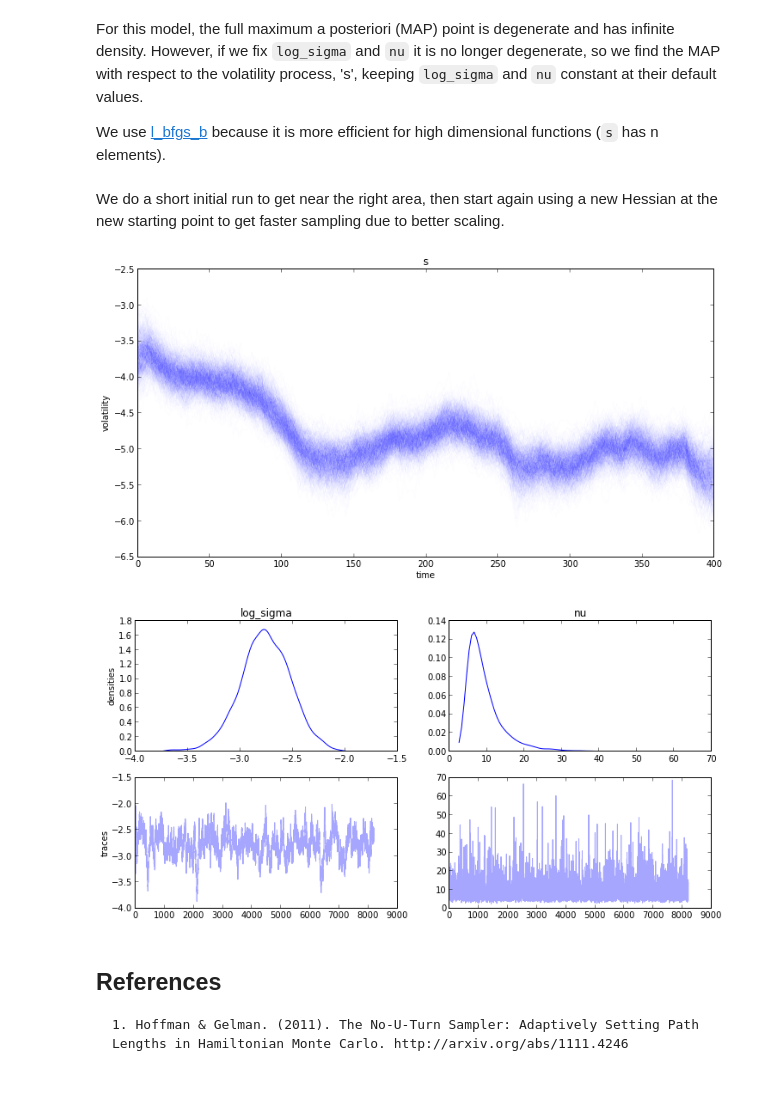
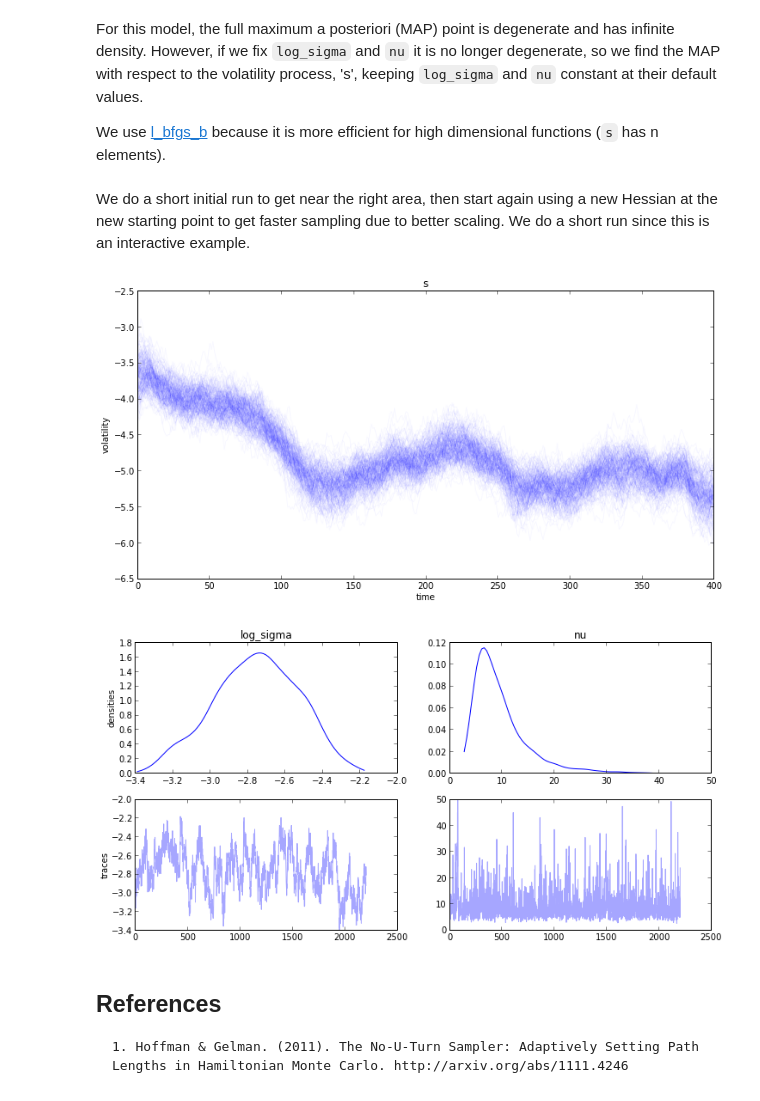
Before and after one commit to pymc-devs/pymc, a Jupyter notebook: examples/stochastic_volatility.ipynb, the cells around one changed output. Drawn from its saved outputs; the diff is of its cells as text; code cells hidden in the pictures.

Commit message:
reduced sample count

```diff
--- a/examples/stochastic_volatility.ipynb
+++ b/examples/stochastic_volatility.ipynb
@@ -68,7 +68,7 @@ We use [l_bfgs_b](http://en.wikipedia.org/wiki/Limited-memory_BFGS) because it i
 with model:
     start = find_MAP(vars=[s], fmin = optimize.fmin_l_bfgs_b)
 # %% [markdown]
-We do a short initial run to get near the right area, then start again using a new Hessian at the new starting point to get faster sampling due to better scaling.
+We do a short initial run to get near the right area, then start again using a new Hessian at the new starting point to get faster sampling due to better scaling. We do a short run since this is an interactive example.
 # %%
 with model:
     step = HamiltonianMC(model.vars, hessian(start, 6))
@@ -77,19 +77,19 @@ with model:
     # Start next run at the last sampled position.
     start2 = trace.point(-1)
     step = HamiltonianMC(model.vars, hessian(start2, 6), path_length = 4.)
-    trace = sample(8000, step, trace=trace)
+    trace = sample(2000, step, trace=trace)
 # %%
 figsize(12,6)
 title(str(s))
-plot(trace[s][::10].T,'b', alpha=.01);
+plot(trace[s][::10].T,'b', alpha=.03);
 xlabel('time')
 ylabel('volatility')
 
 figsize(12,6)
 traceplot(trace, model.vars[:-1]);
 # %% [output]
 [figure]
-[figure, old version]
+[figure, new version]
 # %% [markdown]
 ## References
 
```
Also changed, not shown: 2 other files.
